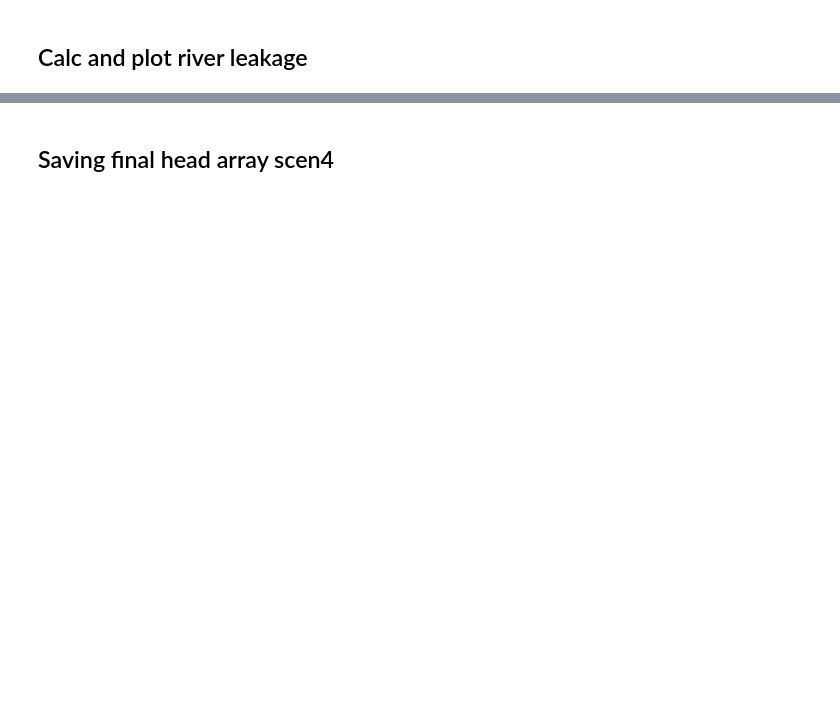
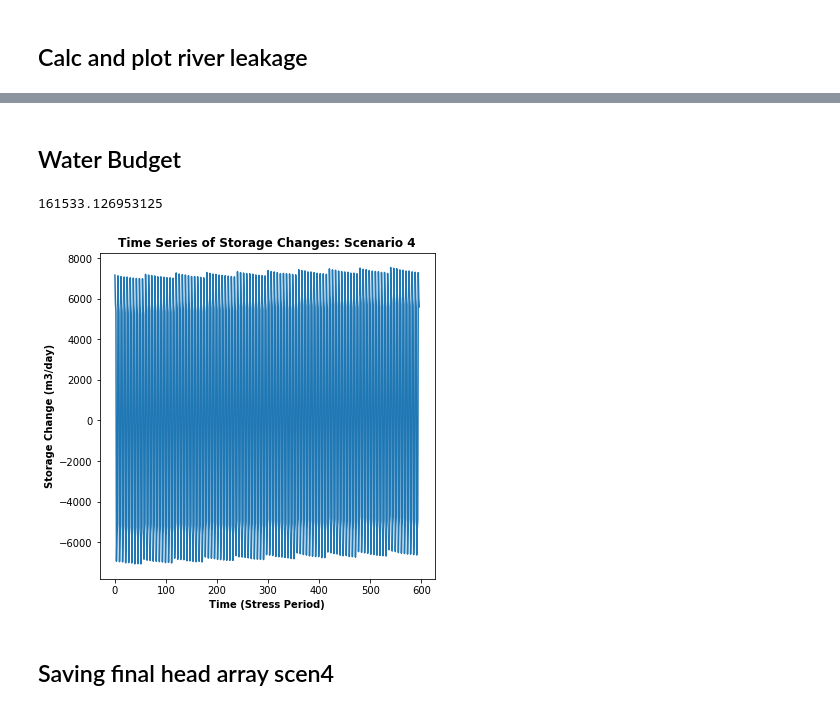
Before and after one commit to groundwater-modeling-Spring2020/GroMore_Project, a Jupyter notebook: Amanda/scenario 4/scen4_Amanda_final.ipynb, the cells around one changed output, grey strips where cells are left out. Drawn from its saved outputs; the diff is of its cells as text; code cells hidden in the pictures; blank space fills up the shorter version.

Commit message:
adding more water budget calcs, scen5_6 draft in my folder

```diff
--- a/Amanda/scenario 4/scen4_Amanda_final.ipynb
+++ b/Amanda/scenario 4/scen4_Amanda_final.ipynb
@@ -600,3 +688,41 @@ plt.show()
+# %% [markdown]
+## Water Budget
+# %%
+#print(len(storage))
+#print(type(storage))
+#print(np.sum(storage[0]))
+storage = budgobj.get_data(text='STORAGE')
+storage_series = []
+
+x_val_stor = []
+for x in (range(len(storage))):
+    #print("The storage sum at ",x,'is',np.sum(storage[x]))
+    test_sum = np.sum(storage[x])
+    storage_series.append(test_sum)
+    x_val_stor.append(x)
+
+#     if test_sum == 2500:
+#         print("skipped")
+#     else:
+#         ET_time_series.append(test_sum)
+#         x_val.append(x)
+#         print("attached")
+# %%
+print(sum(storage_series))
+# %% [output]
+161533.126953125
+# %%
+fig = plt.figure(figsize=(6, 6))
+plt.plot(x_val_stor, storage_series)
+plt.plot()
+plt.title('Time Series of Storage Changes: Scenario 4',fontweight='bold')
+plt.xlabel('Time (Stress Period)', fontweight = 'bold')
+plt.ylabel("Storage Change (m3/day)", fontweight = 'bold')
+
+plt.savefig("storage_time_series.png",dpi=600,bbox_inches='tight')
+plt.show()
+# %% [output]
+[figure, added]
 # %% [markdown]
 ## Saving final head array scen4
 # %%
```
Also changed, not shown: parts of 13 cells of this notebook, 15 other files.
